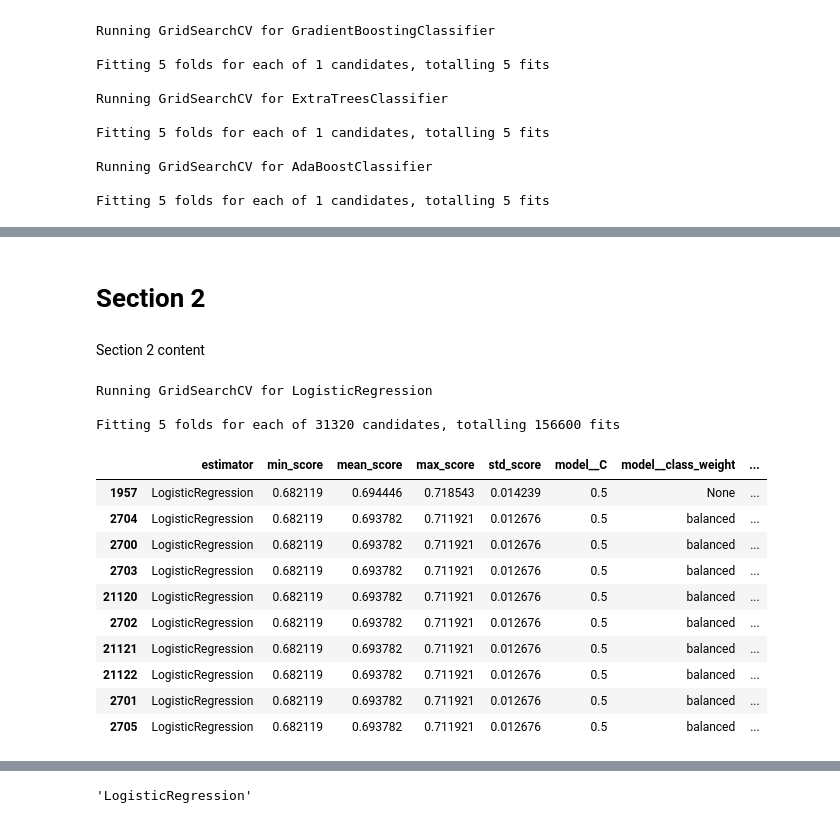
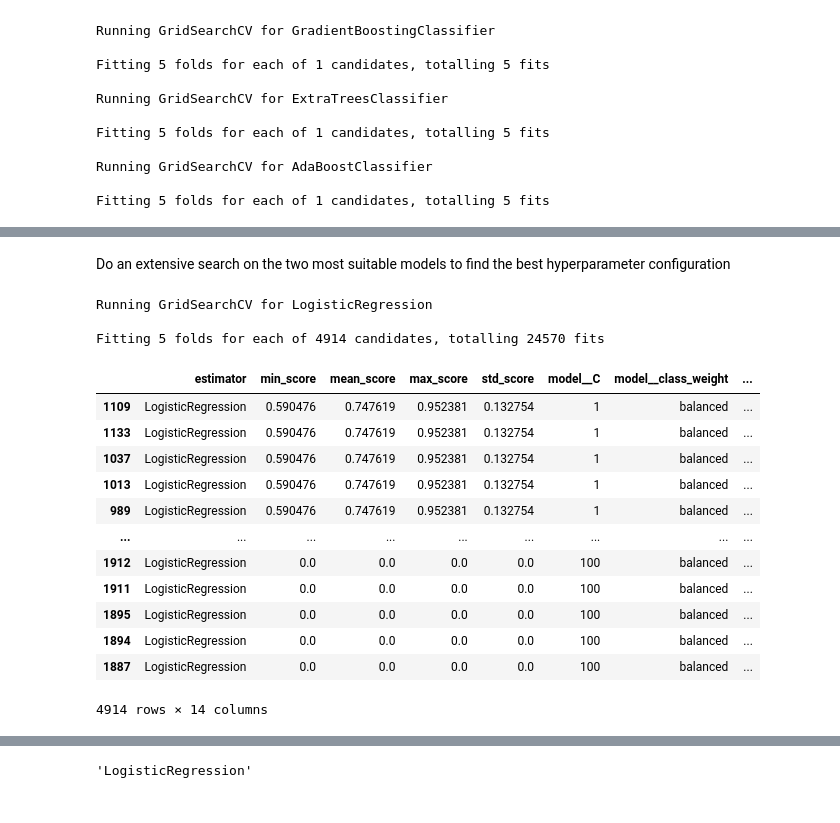
Before and after one commit to AndyV773/PP5, a Jupyter notebook: jupyter_notebooks/05 - Modeling and Evaluation - Classification.ipynb, the cells around one changed output, grey strips where cells are left out. Cells and saved outputs as stored; diff of their text form; code cells hidden in the pictures.

```diff
--- a/jupyter_notebooks/05 - Modeling and Evaluation - Classification.ipynb
+++ b/jupyter_notebooks/05 - Modeling and Evaluation - Classification.ipynb
@@ -72,3 +73,6 @@ df.head(3)
 | 1 | 2010 | January | Thursday | 507.468427 | 507.468427 | 503.543762 | 503.543762 | 6169.0 | 497.990021 | 507.246289 | ... | ... |
 | 2 | 2010 | January | Friday | 503.543762 | 503.543762 | 503.543762 | 503.543762 | 6169.0 | 507.468427 | 497.990021 | ... | ... |
 3 rows × 22 columns
+# %%
+df = df.query("year >= 2015").copy()
+df
@@ -83,7 +103,7 @@ Index(['year', 'month', 'weekday', 'open', 'high', 'low', 'close', 'volume',
        'pre_average', 'pre_average_2', 'average', 'target'],
       dtype='object')
 # %%
-to_remove = ['year', 'month', 'weekday']
+to_remove = ['month', 'weekday']
 # %%
 variables = list(df.columns)
 variables.pop()
@@ -128,11 +145,12 @@ from feature_engine.encoding import OrdinalEncoder
 
 def PipelineDataCleaningAndFeatureEngineering():
     pipeline_base = Pipeline([
-        ("OrdinalCategoricalEncoder", OrdinalEncoder(encoding_method='arbitrary',
+        ('OrdinalCategoricalEncoder', OrdinalEncoder(encoding_method='arbitrary',
                                                      variables=['month', 'weekday'])),
-        # ("YeoJohnsonNumericalTransformer", vt.YeoJohnsonTransformer(variables=variables)),  # ['volume', 'pre_vol', 'pre_vol_2']
-        # ("SmartCorrelatedSelection", SmartCorrelatedSelection(variables=["year", "month", "weekday"],  # ["month", "weekday", "high"]
-        #                                                       method="spearman", threshold=0.4, selection_method="variance")),
+        # ('Winsorizer', Winsorizer(capping_method='iqr', tail='both', fold=1.5, variables=['volume', 'pre_vol', 'pre_vol_2'])),
+        ('YeoJohnsonNumericalTransformer', vt.YeoJohnsonTransformer(variables=variables)),  # ['open', 'close', 'high', 'low', 'volume']
+        ('SmartCorrelatedSelection', SmartCorrelatedSelection(variables=["year", "month", "weekday"],
+                                                              method='spearman', threshold=0.4, selection_method='variance')),
 
     ])
 
@@ -337,7 +365,5 @@ grid_search_summary
-# %% [markdown]
-# Section 2
-# %% [markdown]
-Section 2 content
+# %% [markdown]
+Do an extensive search on the two most suitable models to find the best hyperparameter configuration
 # %%
 models_search = {
     # "AdaBoostClassifierDT": AdaBoostClassifier(random_state=0),
@@ -379,12 +405,12 @@ params_search = {
         {
             'model__penalty': ['l1'],
             'model__solver': ['liblinear', 'saga'],
-            'model__C': [0.01, 0.05, 0.5, 1, 5, 10, 50, 100, 200],
-            'model__max_iter': [10, 50, 100, 200, 400, 600, 800, 1000, 2000, 5000],
+            'model__C': [0.5, 1, 5, 10, 50, 100, 200],
+            'model__max_iter': [50, 100, 200, 400, 600, 800, 1000, 2000, 5000],
             'model__tol': [1e-10, 1e-07, 1e-05, 0.1, 0.3, 0.9],
-            'model__class_weight': [None, 'balanced'],
-            'model__fit_intercept': [True, False],
-            'model__warm_start': [True, False],
+            'model__class_weight': ['balanced'],
+            'model__fit_intercept': [True],
+            'model__warm_start': [False],
         },
         {
             'model__penalty': ['l2'],
@@ -392,9 +418,9 @@ params_search = {
             'model__C': [0.5, 1, 5, 10, 50, 100, 200],
             'model__max_iter': [50, 100, 200, 400, 600, 800, 1000, 2000, 5000],
             'model__tol': [1e-10, 1e-07, 1e-05, 0.1, 0.3, 0.9],
-            'model__class_weight': [None, 'balanced'],
-            'model__fit_intercept': [True, False],
-            'model__warm_start': [True, False],
+            'model__class_weight': ['balanced'],
+            'model__fit_intercept': [True],
+            'model__warm_start': [False],
         },
         {
             'model__penalty': ['elasticnet'],
@@ -402,8 +428,8 @@ params_search = {
             'model__C': [0.5, 1, 5, 10, 50, 100, 200],
             'model__max_iter': [50, 100, 200, 400, 600, 800, 1000, 2000, 5000],
             'model__tol': [1e-10, 1e-07, 1e-05, 0.1, 0.3, 0.9],
-            'model__class_weight': [None, 'balanced'],
-            'model__fit_intercept': [True, False],
+            'model__class_weight': ['balanced'],
+            'model__fit_intercept': [True],
             'model__l1_ratio': [0, 1],
         },
         {
@@ -412,8 +438,8 @@ params_search = {
             'model__C': [0.5, 1, 5, 10, 50, 100, 200],
             'model__max_iter': [50, 100, 200, 400, 600, 800, 1000, 2000, 5000],
             'model__tol': [1e-10, 1e-07, 1e-05, 0.1, 0.3, 0.9],
-            'model__class_weight': [None, 'balanced'],
-            'model__fit_intercept': [True, False],
+            'model__class_weight': ['balanced'],
+            'model__fit_intercept': [True],
         },],
     #     "GradientBoostingClassifier": {
     #     'model__loss': ['log_loss', 'exponential'],
@@ -434,21 +460,21 @@ search.fit(X_train, y_train,
 # %% [output]
 Running GridSearchCV for LogisticRegression
 
-Fitting 5 folds for each of 31320 candidates, totalling 156600 fits
+Fitting 5 folds for each of 4914 candidates, totalling 24570 fits
 # %%
 grid_search_summary, grid_search_pipelines = search.score_summary(sort_by='mean_score')
-min_score = grid_search_summary['min_score'].max()
-min_score_row = grid_search_summary[grid_search_summary['min_score'] == min_score]
-min_score_row.tail(10)
+grid_search_summary
 # %% [output]
 |  | estimator | min_score | mean_score | max_score | std_score | model__C | model__class_weight | ... |
-| 1957 | LogisticRegression | 0.682119 | 0.694446 | 0.718543 | 0.014239 | 0.5 | None | ... |
-| 2704 | LogisticRegression | 0.682119 | 0.693782 | 0.711921 | 0.012676 | 0.5 | balanced | ... |
-| 2700 | LogisticRegression | 0.682119 | 0.693782 | 0.711921 | 0.012676 | 0.5 | balanced | ... |
-| 2703 | LogisticRegression | 0.682119 | 0.693782 | 0.711921 | 0.012676 | 0.5 | balanced | ... |
-| 21120 | LogisticRegression | 0.682119 | 0.693782 | 0.711921 | 0.012676 | 0.5 | balanced | ... |
-| 2702 | LogisticRegression | 0.682119 | 0.693782 | 0.711921 | 0.012676 | 0.5 | balanced | ... |
-| 21121 | LogisticRegression | 0.682119 | 0.693782 | 0.711921 | 0.012676 | 0.5 | balanced | ... |
-| 21122 | LogisticRegression | 0.682119 | 0.693782 | 0.711921 | 0.012676 | 0.5 | balanced | ... |
-| 2701 | LogisticRegression | 0.682119 | 0.693782 | 0.711921 | 0.012676 | 0.5 | balanced | ... |
-| 2705 | LogisticRegression | 0.682119 | 0.693782 | 0.711921 | 0.012676 | 0.5 | balanced | ... |
+| 1109 | LogisticRegression | 0.590476 | 0.747619 | 0.952381 | 0.132754 | 1 | balanced | ... |
+| 1133 | LogisticRegression | 0.590476 | 0.747619 | 0.952381 | 0.132754 | 1 | balanced | ... |
+| 1037 | LogisticRegression | 0.590476 | 0.747619 | 0.952381 | 0.132754 | 1 | balanced | ... |
+| 1013 | LogisticRegression | 0.590476 | 0.747619 | 0.952381 | 0.132754 | 1 | balanced | ... |
+| 989 | LogisticRegression | 0.590476 | 0.747619 | 0.952381 | 0.132754 | 1 | balanced | ... |
+| ... | ... | ... | ... | ... | ... | ... | ... | ... |
+| 1912 | LogisticRegression | 0.0 | 0.0 | 0.0 | 0.0 | 100 | balanced | ... |
+| 1911 | LogisticRegression | 0.0 | 0.0 | 0.0 | 0.0 | 100 | balanced | ... |
+| 1895 | LogisticRegression | 0.0 | 0.0 | 0.0 | 0.0 | 100 | balanced | ... |
+| 1894 | LogisticRegression | 0.0 | 0.0 | 0.0 | 0.0 | 100 | balanced | ... |
+| 1887 | LogisticRegression | 0.0 | 0.0 | 0.0 | 0.0 | 100 | balanced | ... |
+4914 rows × 14 columns
```
Also changed, not shown: parts of 51 cells of this notebook, 3 other files.
